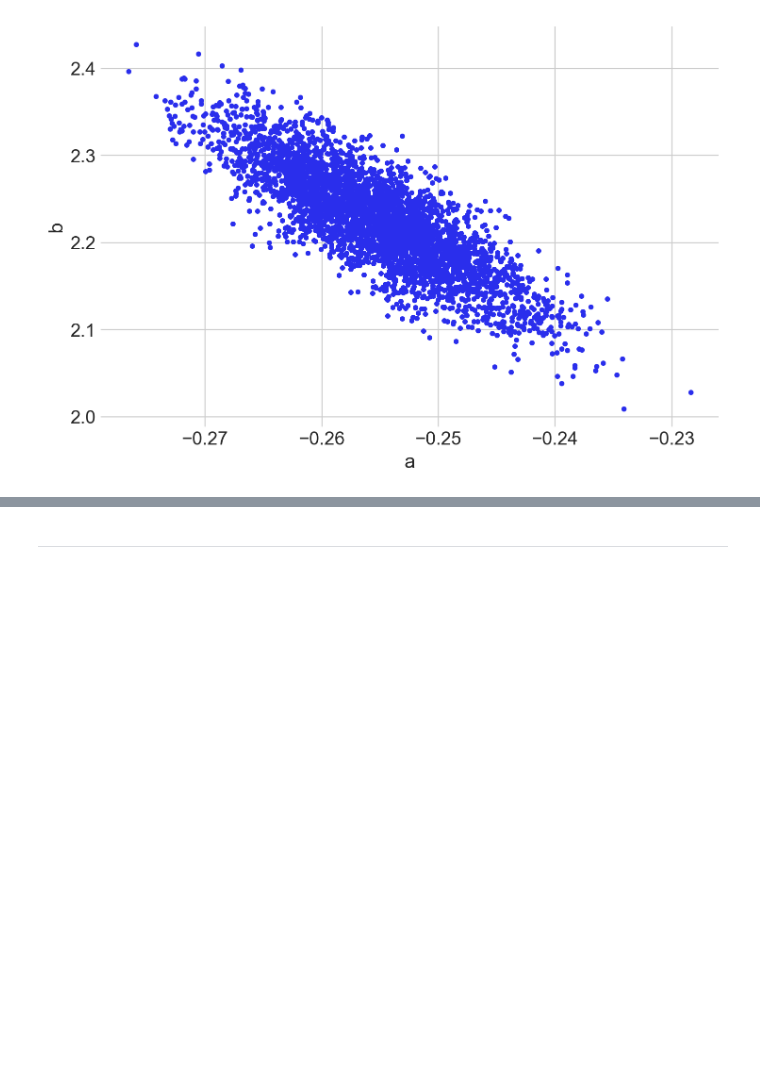
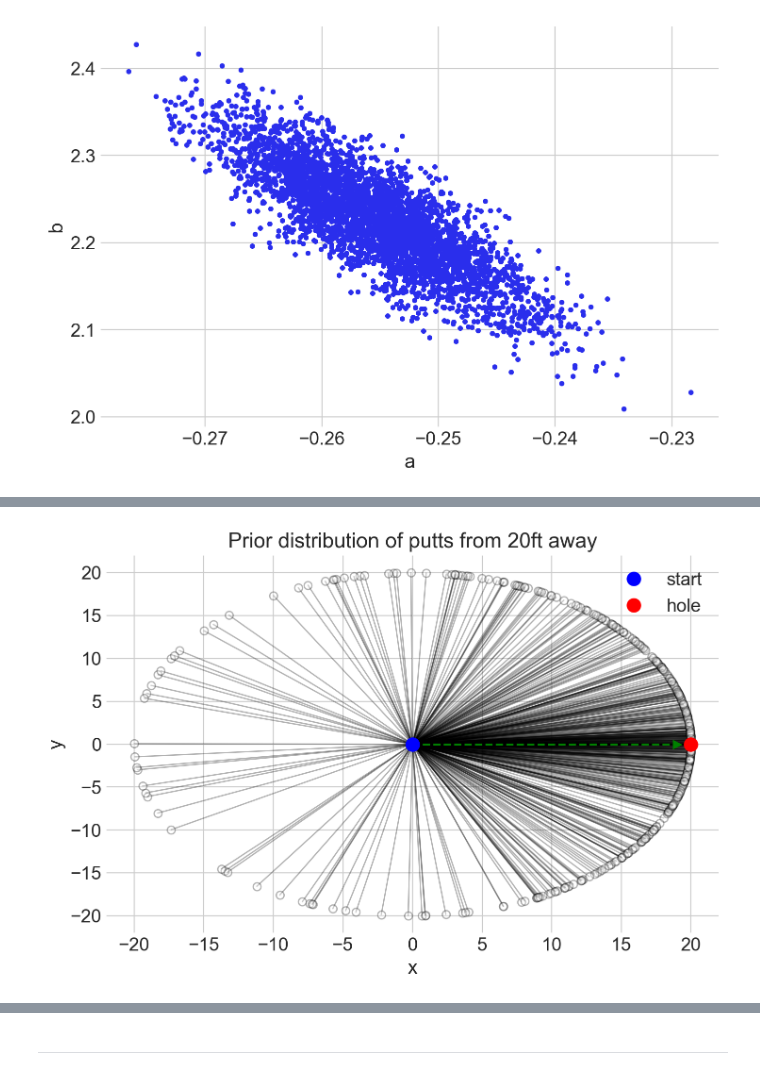
Before and after one commit to jhrcook/pymc3-tutorials, a Jupyter notebook: 029_golf-putting-model.ipynb, the cells around one changed output, grey strips where cells are left out. Cells and saved outputs as stored; diff of their text form; code cells hidden in the pictures; blank space fills up the shorter version.

```diff
--- a/029_golf-putting-model.ipynb
+++ b/029_golf-putting-model.ipynb
@@ -186,0 +253,19 @@ az.plot_pair(m1_logit_trace, var_names=["a", "b"]);
+# %%
+def angle_model(data: pd.DataFrame) -> pm.Model:
+    with pm.Model() as model:
+        variance_of_shot = pm.HalfNormal("sigma_angle", 1)
+        p_goes_in_hole = pm.Deterministic(
+            "p_goes_in_hole",
+            2
+            * Phi(
+                tt.arcsin((CUP_RADIUS - BALL_RADIUS) / data.distance) / variance_of_shot
+            )
+            - 1,
+        )
+        n_success = pm.Binomial(
+            "n_success", n=data.tries, p=p_goes_in_hole, observed=data.successes
+        )
+    return model
+# %%
+m2_angle_model = angle_model(golf_data)
+pm.model_to_graphviz(m2_angle_model)
@@ -186,0 +274,25 @@ az.plot_pair(m1_logit_trace, var_names=["a", "b"]);
+# %%
+with m2_angle_model:
+    angle_prior = pm.sample_prior_predictive(500, random_seed=RANDOM_SEED)
+# %%
+shot_angle = np.random.normal(0, angle_prior["sigma_angle"])  # radians
+distance = 20  # feet
+
+end_positions = np.array([distance * np.cos(shot_angle), distance * np.sin(shot_angle)])
+
+fig, ax = plt.subplots()
+for x, y in end_positions.T:
+    ax.plot([0, x], [0, y], "k-o", lw=1, mfc="w", alpha=0.3)
+
+ax.plot([0, distance - 1], [0, 0], "g-->", alpha=1)
+ax.plot(0, 0, "bo", label="start", mfc="b", ms=10)
+ax.plot(distance, 0, "ro", label="hole", mfc="r", ms=10)
+
+ax.set_xlabel("x")
+ax.set_ylabel("y")
+ax.set_title(f"Prior distribution of putts from {distance}ft away")
+ax.legend()
+
+plt.show()
+# %% [output]
+[figure, added]
```
Also changed, not shown: parts of 20 cells of this notebook, 15 other files.
